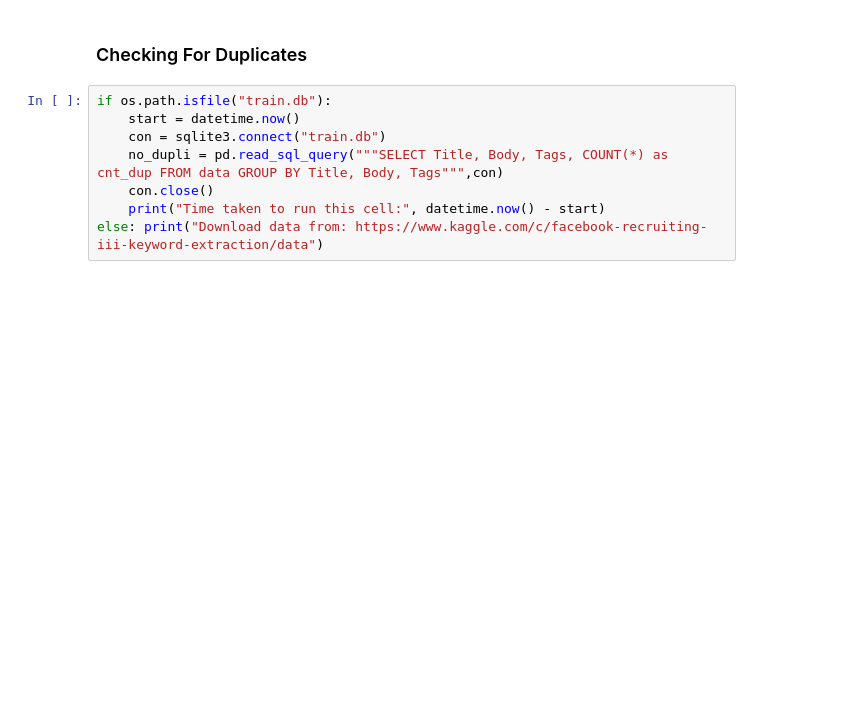
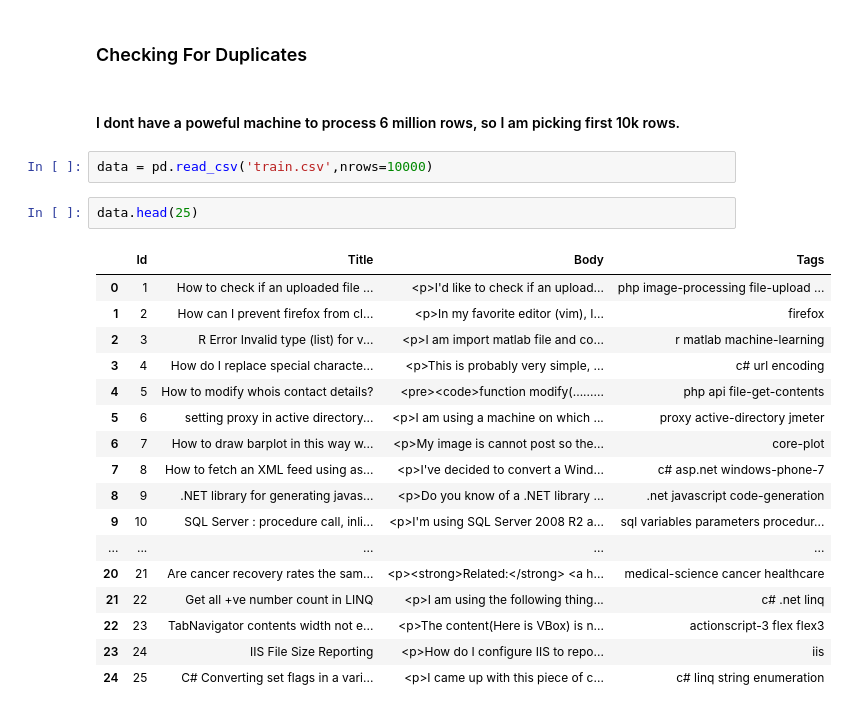
Before and after one commit to Jitmanew-Tyagi/StackOverflow_Tag_Prediction, a Jupyter notebook: StackOverflow Tag Prediction.ipynb, the cells around one changed output. Saved outputs shown, nothing was run; the diff lists cells and outputs as text; blank space fills up the shorter version.

```diff
--- a/StackOverflow Tag Prediction.ipynb
+++ b/StackOverflow Tag Prediction.ipynb
@@ -180,10 +181,26 @@ Time consumed :  0:01:31.046304
 # %% [markdown]
 ### Checking For Duplicates
-# %%
-if os.path.isfile("train.db"):
-    start = datetime.now()
-    con = sqlite3.connect("train.db")
-    no_dupli = pd.read_sql_query("""SELECT Title, Body, Tags, COUNT(*) as cnt_dup FROM data GROUP BY Title, Body, Tags""",con)
-    con.close()
-    print("Time taken to run this cell:", datetime.now() - start)
-else: print("Download data from: https://www.kaggle.com/c/facebook-recruiting-iii-keyword-extraction/data")
+# %% [markdown]
+<h4>I dont have a poweful machine to process 6 million rows, so I am picking first 10k rows.</h4>
+# %%
+data = pd.read_csv('train.csv',nrows=10000)
+# %%
+data.head(25)
+# %% [output]
+|  | Id | Title | Body | Tags |
+| 0 | 1 | How to check if an uploaded file ... | <p>I'd like to check if an upload... | php image-processing file-upload ... |
+| 1 | 2 | How can I prevent firefox from cl... | <p>In my favorite editor (vim), I... | firefox |
+| 2 | 3 | R Error Invalid type (list) for v... | <p>I am import matlab file and co... | r matlab machine-learning |
+| 3 | 4 | How do I replace special characte... | <p>This is probably very simple, ... | c# url encoding |
+| 4 | 5 | How to modify whois contact details? | <pre><code>function modify(......... | php api file-get-contents |
+| 5 | 6 | setting proxy in active directory... | <p>I am using a machine on which ... | proxy active-directory jmeter |
+| 6 | 7 | How to draw barplot in this way w... | <p>My image is cannot post so the... | core-plot |
+| 7 | 8 | How to fetch an XML feed using as... | <p>I've decided to convert a Wind... | c# asp.net windows-phone-7 |
+| 8 | 9 | .NET library for generating javas... | <p>Do you know of a .NET library ... | .net javascript code-generation |
+| 9 | 10 | SQL Server : procedure call, inli... | <p>I'm using SQL Server 2008 R2 a... | sql variables parameters procedur... |
+| ... | ... | ... | ... | ... |
+| 20 | 21 | Are cancer recovery rates the sam... | <p><strong>Related:</strong> <a h... | medical-science cancer healthcare |
+| 21 | 22 | Get all +ve number count in LINQ | <p>I am using the following thing... | c# .net linq |
+| 22 | 23 | TabNavigator contents width not e... | <p>The content(Here is VBox) is n... | actionscript-3 flex flex3 |
+| 23 | 24 | IIS File Size Reporting | <p>How do I configure IIS to repo... | iis |
+| 24 | 25 | C# Converting set flags in a vari... | <p>I came up with this piece of c... | c# linq string enumeration |
```
Also changed, not shown: parts of 8 cells of this notebook, 2 other files.
